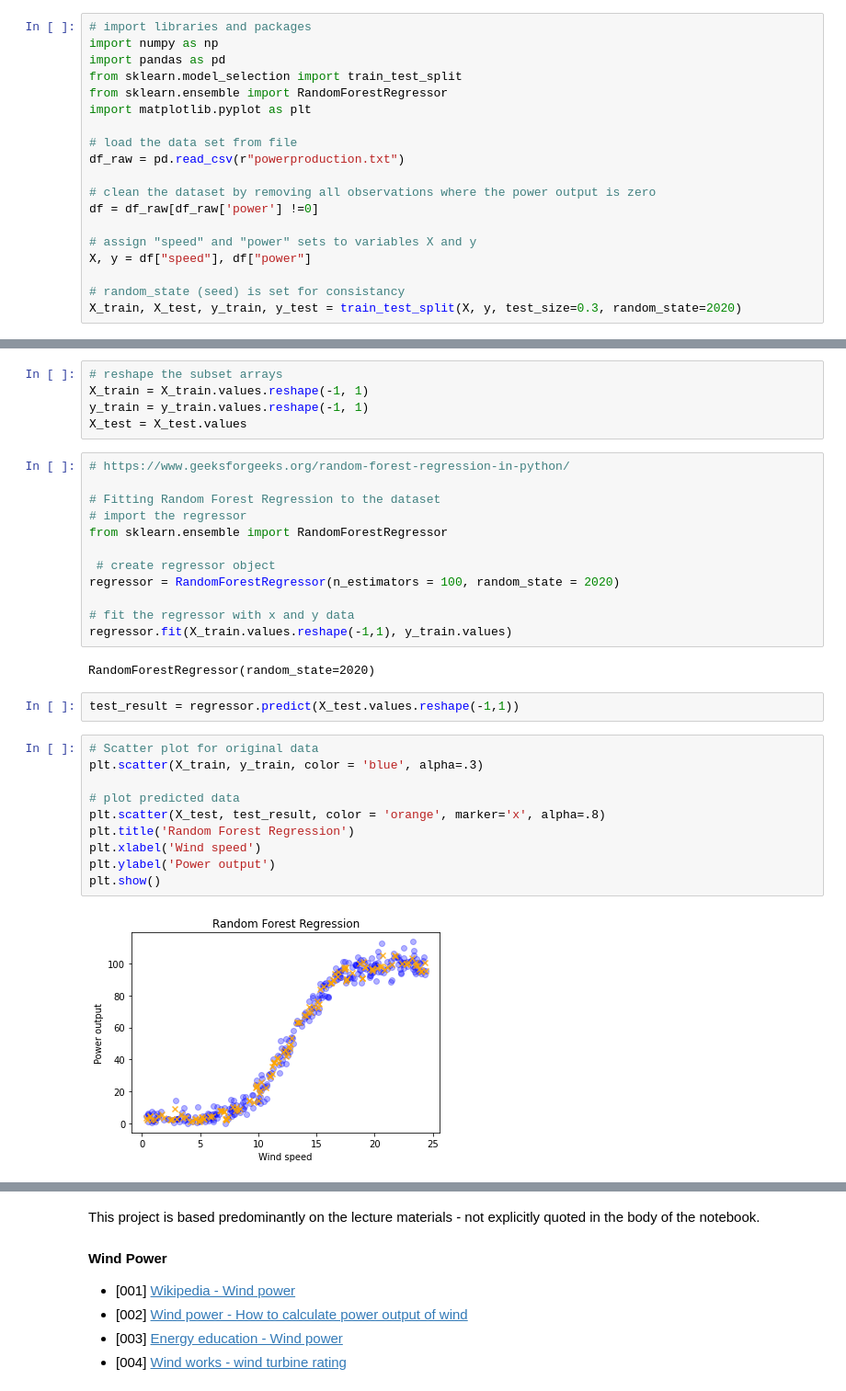
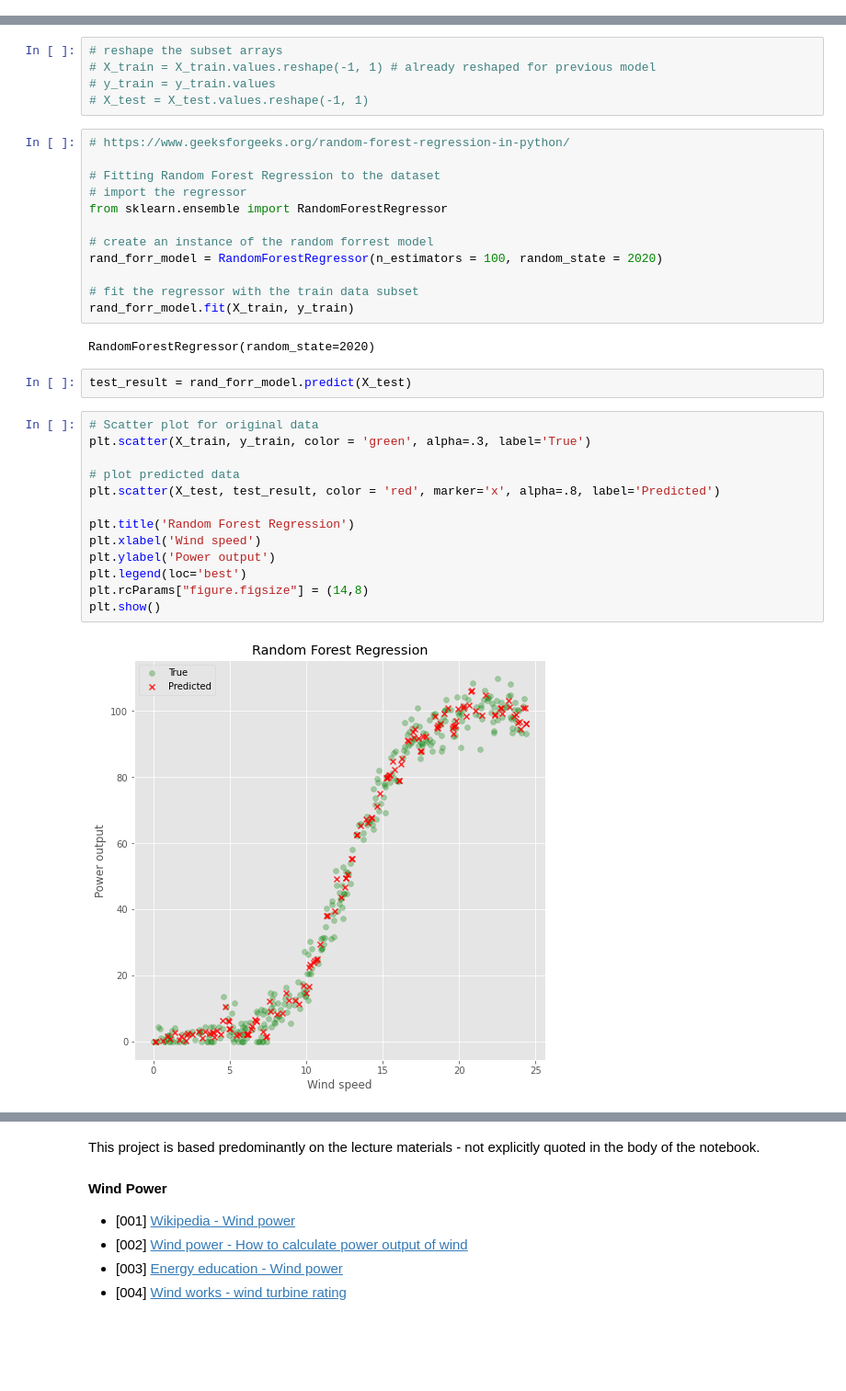
Before and after one commit to andkoc001/Machine-Learning-and-Statistics-Project, a Jupyter notebook: Powerproduction_ML.ipynb, the cells around one changed output, grey strips where cells are left out. Shown at 92% size. Cells and saved outputs as stored; diff of their text form; blank space fills up the shorter version.

Commit message:
Random forrest model updated; final conclusions drafted

```diff
--- a/Powerproduction_ML.ipynb
+++ b/Powerproduction_ML.ipynb
@@ -422,19 +468,0 @@ Refs:
-# %%
-# import libraries and packages
-import numpy as np
-import pandas as pd
-from sklearn.model_selection import train_test_split
-from sklearn.ensemble import RandomForestRegressor
-import matplotlib.pyplot as plt
-
-# load the data set from file
-df_raw = pd.read_csv(r"powerproduction.txt")
-
-# clean the dataset by removing all observations where the power output is zero
-df = df_raw[df_raw['power'] !=0]
-
-# assign "speed" and "power" sets to variables X and y
-X, y = df["speed"], df["power"]
-
-# random_state (seed) is set for consistancy
-X_train, X_test, y_train, y_test = train_test_split(X, y, test_size=0.3, random_state=2020)
@@ -441,8 +477,8 @@ X_train, X_test, y_train, y_test = train_test_split(X, y, test_size=0.3, random_
 # %%
 # reshape the subset arrays
-X_train = X_train.values.reshape(-1, 1)
-y_train = y_train.values.reshape(-1, 1)
-X_test = X_test.values
+# X_train = X_train.values.reshape(-1, 1) # already reshaped for previous model
+# y_train = y_train.values
+# X_test = X_test.values.reshape(-1, 1)
 # %%
 # https://www.geeksforgeeks.org/random-forest-regression-in-python/
 
@@ -450,24 +486,27 @@ X_test = X_test.values
 # import the regressor
 from sklearn.ensemble import RandomForestRegressor
 
- # create regressor object
-regressor = RandomForestRegressor(n_estimators = 100, random_state = 2020)
+# create an instance of the random forrest model
+rand_forr_model = RandomForestRegressor(n_estimators = 100, random_state = 2020)
 
-# fit the regressor with x and y data
-regressor.fit(X_train.values.reshape(-1,1), y_train.values)
+# fit the regressor with the train data subset
+rand_forr_model.fit(X_train, y_train)
 # %% [output]
 RandomForestRegressor(random_state=2020)
 # %%
-test_result = regressor.predict(X_test.values.reshape(-1,1))
+test_result = rand_forr_model.predict(X_test)
 # %%
 # Scatter plot for original data
-plt.scatter(X_train, y_train, color = 'blue', alpha=.3)
+plt.scatter(X_train, y_train, color = 'green', alpha=.3, label='True')
 
 # plot predicted data
-plt.scatter(X_test, test_result, color = 'orange', marker='x', alpha=.8)
+plt.scatter(X_test, test_result, color = 'red', marker='x', alpha=.8, label='Predicted')
+
 plt.title('Random Forest Regression')
 plt.xlabel('Wind speed')
 plt.ylabel('Power output')
+plt.legend(loc='best')
+plt.rcParams["figure.figsize"] = (14,8)
 plt.show()
 # %% [output]
-[figure, old version]
+[figure, new version]
```
Also changed, not shown: parts of 27 cells of this notebook, 1 other file.
